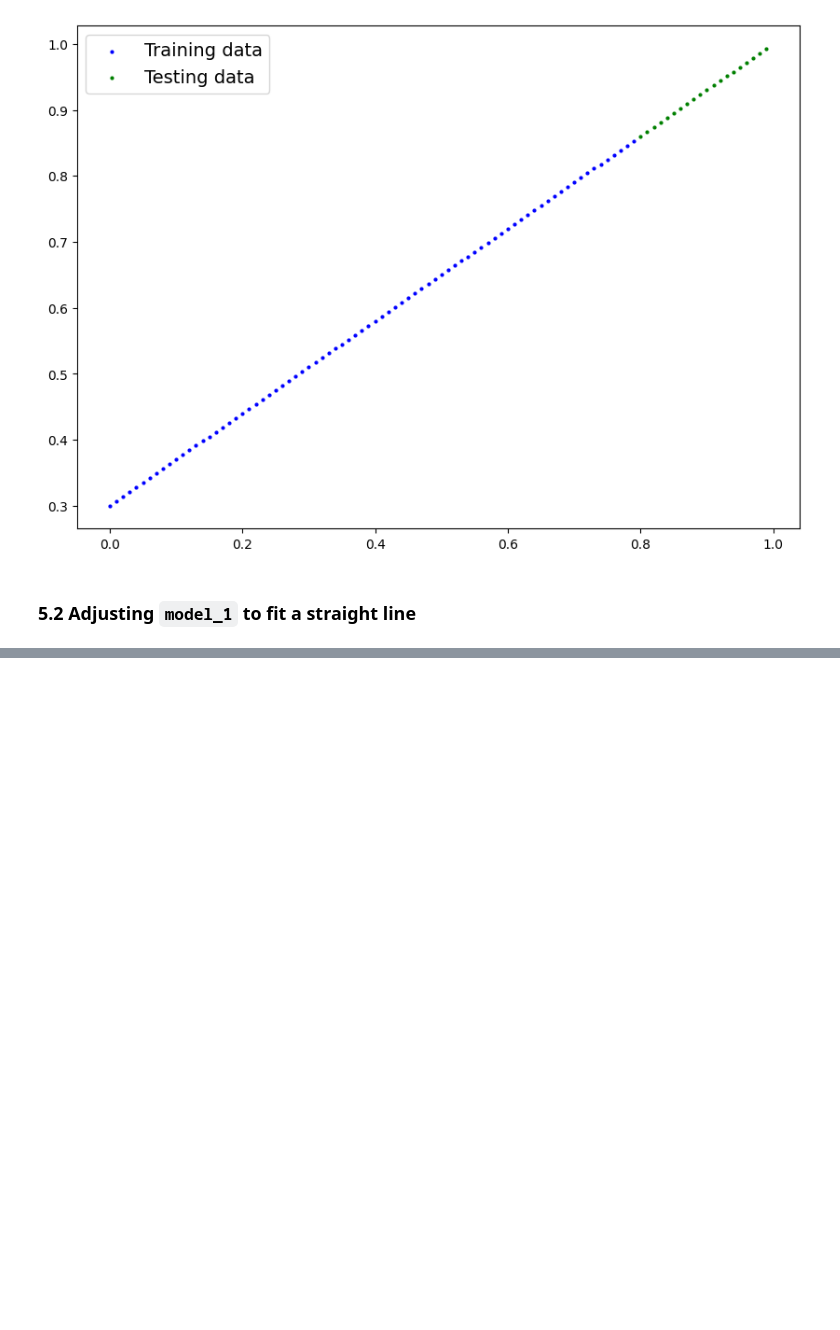
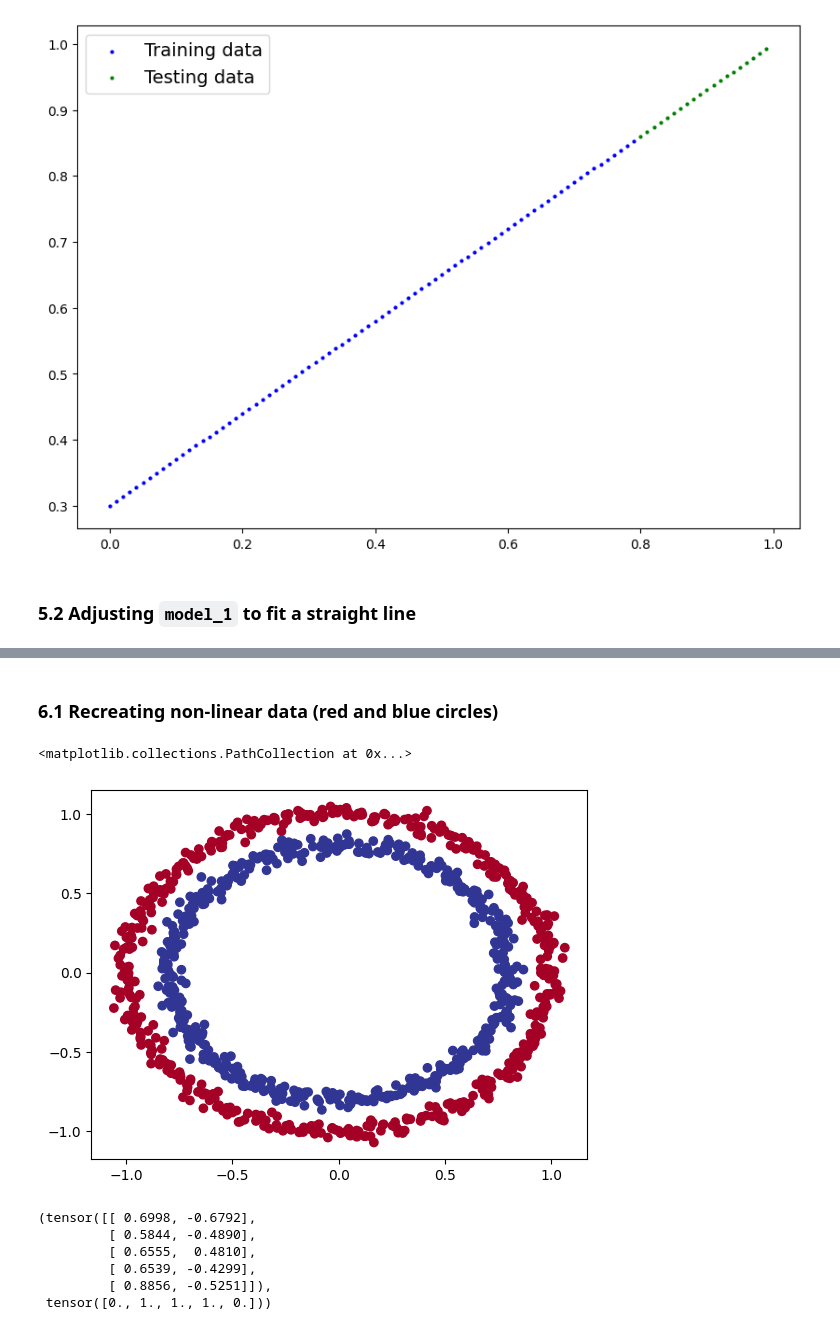
Before and after one commit to JustinTrannn/learningPytorch, a Jupyter notebook: 02_pytorch_classification.ipynb, the cells around one changed output, grey strips where cells are left out. Cells and saved outputs as stored; diff of their text form; code cells hidden in the pictures; blank space fills up the shorter version.

Commit message:
Created non linear data to start predicting on

```diff
--- a/02_pytorch_classification.ipynb
+++ b/02_pytorch_classification.ipynb
@@ -635,0 +658,37 @@ for epoch in range(epochs):
+# %% [markdown]
+### 6.1 Recreating non-linear data (red and blue circles)
+# %%
+# Make an plot data
+import matplotlib.pyplot as plt
+from sklearn.datasets import make_circles
+
+n_samples = 1000
+
+X, y = make_circles(n_samples=n_samples,
+                    noise=0.03,
+                    random_state=77)
+
+plt.scatter(X[:, 0], X[:, 1], c=y, cmap=plt.cm.RdYlBu)
+# %% [output]
+<matplotlib.collections.PathCollection at 0x...>
+[figure, added]
+# %%
+# Convert data to tensors and then to train and test split
+import torch
+from sklearn.model_selection import train_test_split
+
+# Turn data into tensors
+X = torch.from_numpy(X).type(torch.float)
+y = torch.from_numpy(y).type(torch.float)
+
+# Split into train and test sets
+X_train, X_test, y_train, y_test = train_test_split(X, y, test_size=0.2, random_state=77)
+
+X_train[:5], y_train[:5]
+# %% [output]
+(tensor([[ 0.6998, -0.6792],
+         [ 0.5844, -0.4890],
+         [ 0.6555,  0.4810],
+         [ 0.6539, -0.4299],
+         [ 0.8856, -0.5251]]),
+ tensor([0., 1., 1., 1., 0.]))
```
Also changed, not shown: parts of 3 cells of this notebook.
